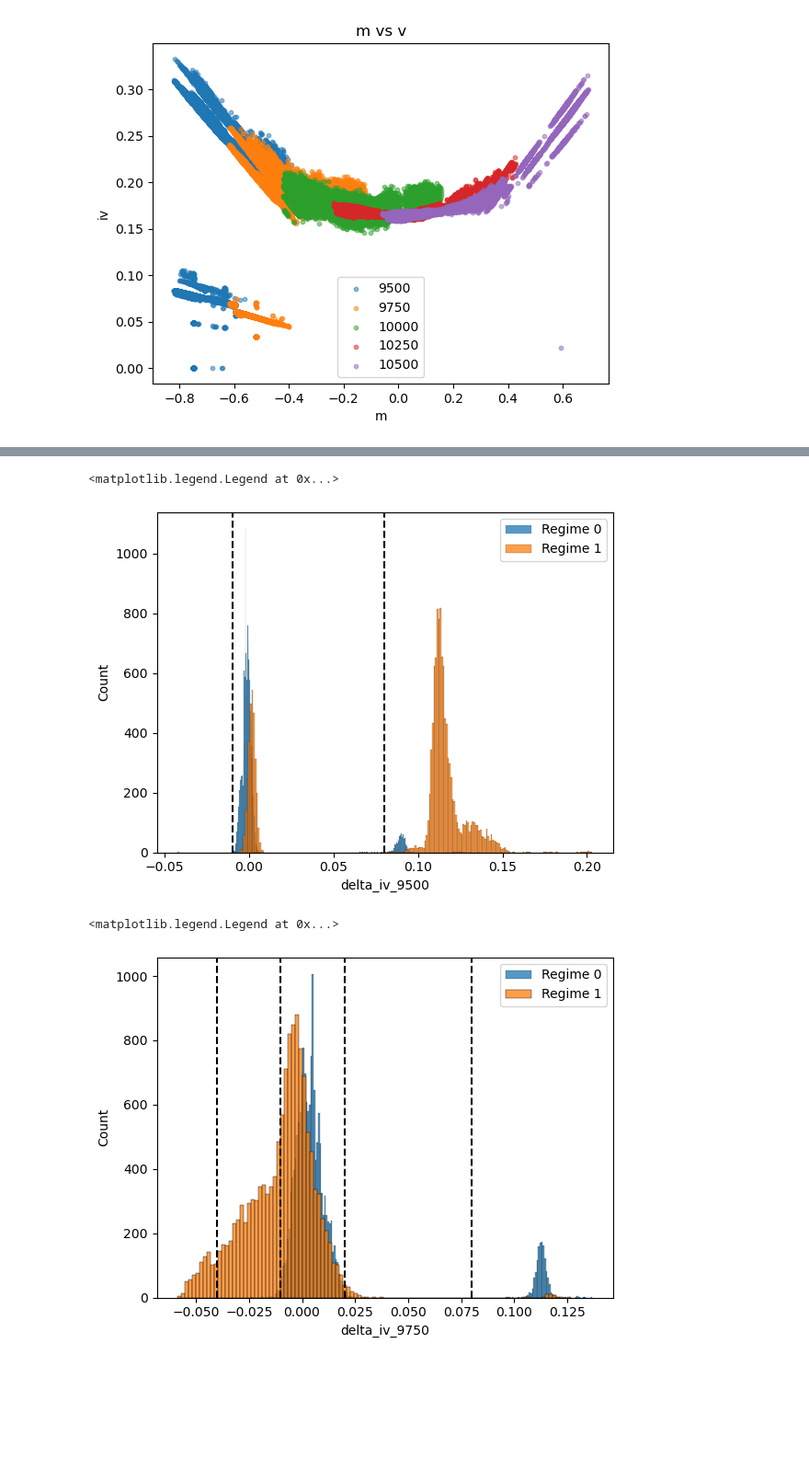
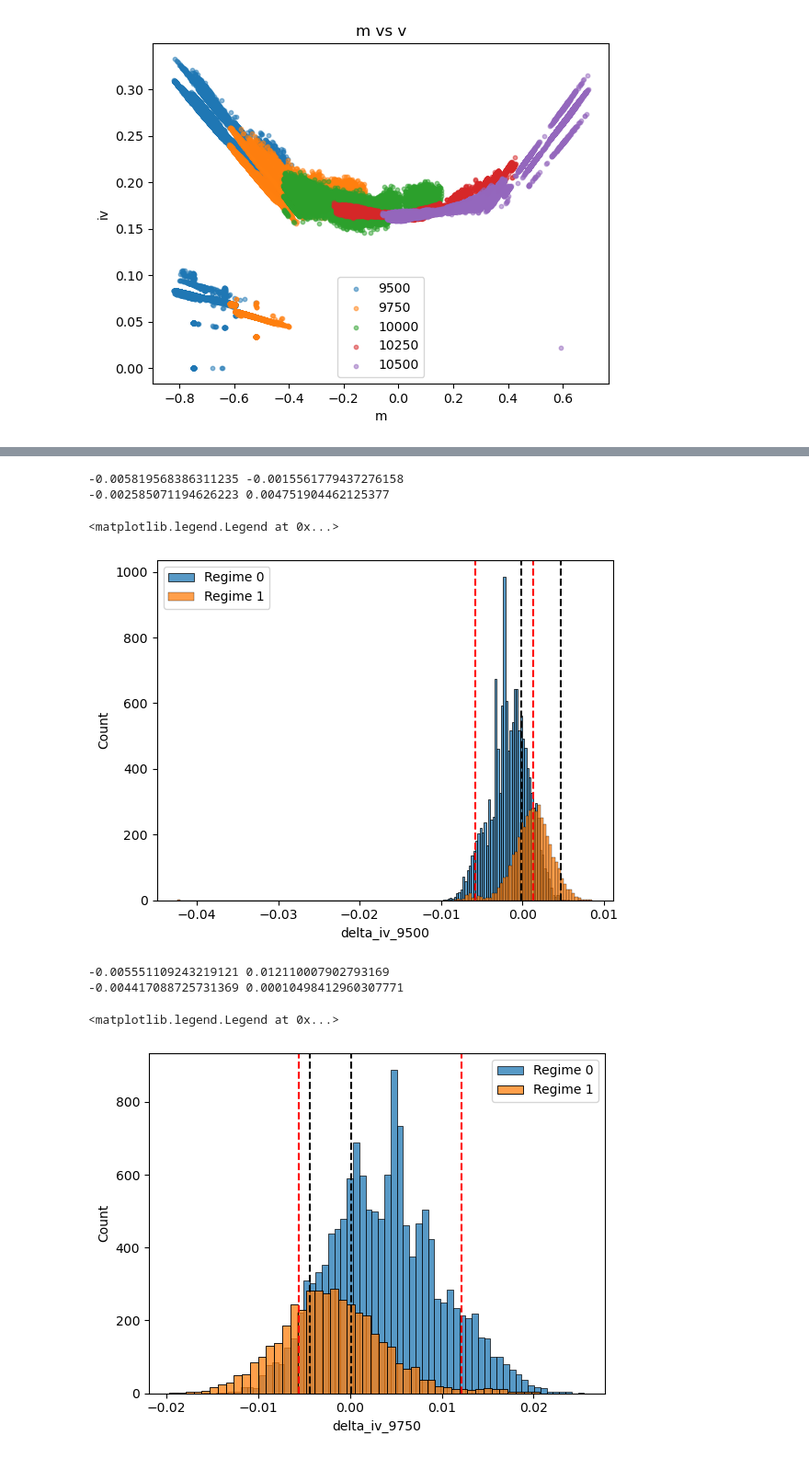
Before and after one commit to IMC-Prosperity-Granite-Flow/IMC_Prosperity3_GraniteFlow, a Jupyter notebook: src/analysis/round4/rock.ipynb, the cells around one changed output, grey strips where cells are left out. Shown at 92% size. Drawn from its saved outputs; the diff is of its cells as text; code cells hidden in the pictures; blank space fills up the shorter version.

```diff
--- a/src/analysis/round4/rock.ipynb
+++ b/src/analysis/round4/rock.ipynb
@@ -170,9 +191,3 @@ plt.legend()
 plt.show()
 # %% [output]
 [figure]
-# %%
-df['delta_iv_9500'] = df['fitted_iv_9500'] - df['iv_9500']
-import seaborn as sns
-sns.histplot(df['delta_iv_9500'])
-plt.axvline(x = 0.006, color='r', linestyle='--')
-plt.axvline(x = -0.01, color='r', linestyle='--')
@@ -182,6 +193,0 @@ plt.axvline(x = -0.01, color='r', linestyle='--')
-# %%
-df['delta_iv_10500'] = df['fitted_iv_10500'] - df['iv_10500']
-import seaborn as sns
-sns.histplot(df['delta_iv_10500'])
-plt.axvline(x = 0.005, color='r', linestyle='--')
-plt.axvline(x = -0.006, color='r', linestyle='--')
@@ -289,9 +338,17 @@ plt.show()
+# %%
+#去除异常iv
+columns = ['iv_9500', 'iv_9750', 'iv_10000', 'iv_10250', 'iv_10500']
+#如果iv < 0.14，就用最小值0.145代替
+for column in columns:
+    df[column] = df[column].apply(lambda x: 0.145 if x < 0.14 else x)
 # %%
 df['delta_iv_9500'] = df['fitted_iv_9500'] - df['iv_9500']
 df['delta_iv_9750'] = df['fitted_iv_9750'] - df['iv_9750']
 df['delta_iv_10000'] = df['fitted_iv_10000'] - df['iv_10000']
 df['delta_iv_10250'] = df['fitted_iv_10250'] - df['iv_10250']
 df['delta_iv_10500'] = df['fitted_iv_10500'] - df['iv_10500']
+# %%
+df = df[(abs(df['delta_iv_9500']) < 0.05) & (abs(df['delta_iv_9750']) < 0.1)]
 # %%
 df_regime0 = df[df['base_iv_regime'] == 0]
 df_regime1 = df[df['base_iv_regime'] == 1]
@@ -299,25 +376,35 @@ df_regime1 = df[df['base_iv_regime'] == 1]
 import seaborn as sns
 sns.histplot(df_regime0['delta_iv_9500'], label = 'Regime 0')
 sns.histplot(df_regime1['delta_iv_9500'], label = 'Regime 1')
-plt.axvline(x=0.08, color='black', linestyle='--')
-plt.axvline(x=-0.01, color='black', linestyle='--')
+plt.axvline(x=df_regime0['delta_iv_9500'].quantile(0.05), color='red', linestyle='--')
+plt.axvline(x=df_regime0['delta_iv_9500'].quantile(0.9), color='red', linestyle='--')
+plt.axvline(x=df_regime1['delta_iv_9500'].quantile(0.25), color='black', linestyle='--')
+plt.axvline(x=df_regime1['delta_iv_9500'].quantile(0.95), color='black', linestyle='--')
+print(df_regime0['delta_iv_9500'].quantile(0.05), df_regime0['delta_iv_9500'].quantile(0.5))
+print(df_regime1['delta_iv_9500'].quantile(0.05), df_regime1['delta_iv_9500'].quantile(0.95))
 
 plt.legend()
 # %% [output]
-<matplotlib.legend.Legend at 0x...>
+-0.005819568386311235 -0.0015561779437276158
+-0.002585071194626223 0.004751904462125377
+<matplotlib.legend.Legend at 0x...>
-[figure, old version]
+[figure, new version]
 # %%
 import seaborn as sns
 sns.histplot(df_regime0['delta_iv_9750'], label = 'Regime 0')
 sns.histplot(df_regime1['delta_iv_9750'], label = 'Regime 1')
-plt.axvline(x=0.08, color='black', linestyle='--')
-plt.axvline(x=-0.01, color='black', linestyle='--')
-plt.axvline(x=0.02, color='black', linestyle='--')
-plt.axvline(x=-0.04, color='black', linestyle='--')
+plt.axvline(x=df_regime0['delta_iv_9750'].quantile(0.05), color='red', linestyle='--')
+plt.axvline(x=df_regime0['delta_iv_9750'].quantile(0.9), color='red', linestyle='--')
+plt.axvline(x=df_regime1['delta_iv_9750'].quantile(0.33), color='black', linestyle='--')
+plt.axvline(x=df_regime1['delta_iv_9750'].quantile(0.67), color='black', linestyle='--')
+print(df_regime0['delta_iv_9750'].quantile(0.05), df_regime0['delta_iv_9750'].quantile(0.9))
+print(df_regime1['delta_iv_9750'].quantile(0.33), df_regime1['delta_iv_9750'].quantile(0.67))
 plt.legend()
 # %% [output]
-<matplotlib.legend.Legend at 0x...>
+-0.005551109243219121 0.012110007902793169
+-0.004417088725731369 0.00010498412960307771
+<matplotlib.legend.Legend at 0x...>
-[figure, old version]
+[figure, new version]
 # %%
 sns.histplot(df_regime0['delta_iv_10000'], label = 'Regime 0')
 sns.histplot(df_regime1['delta_iv_10000'], label = 'Regime 1')
```
Also changed, not shown: parts of 26 cells of this notebook, 9 other files.
